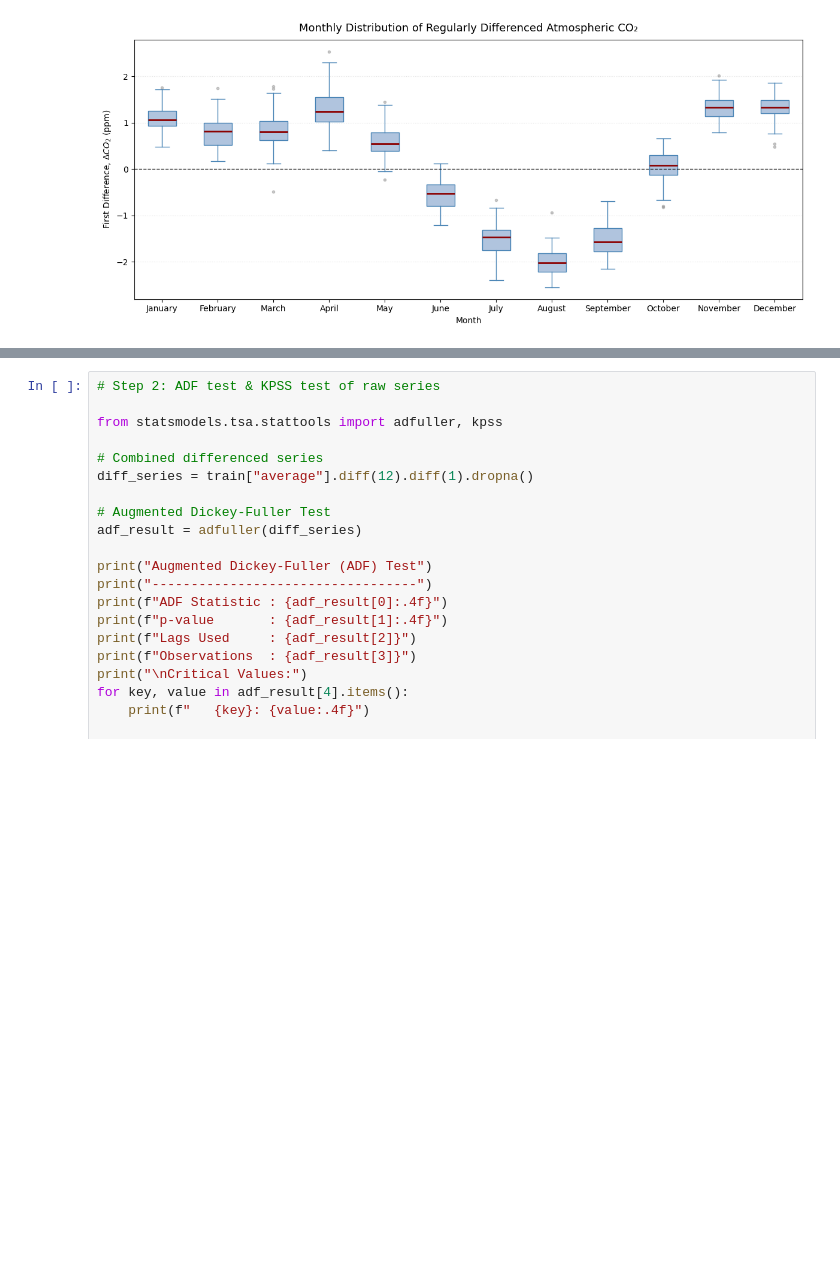
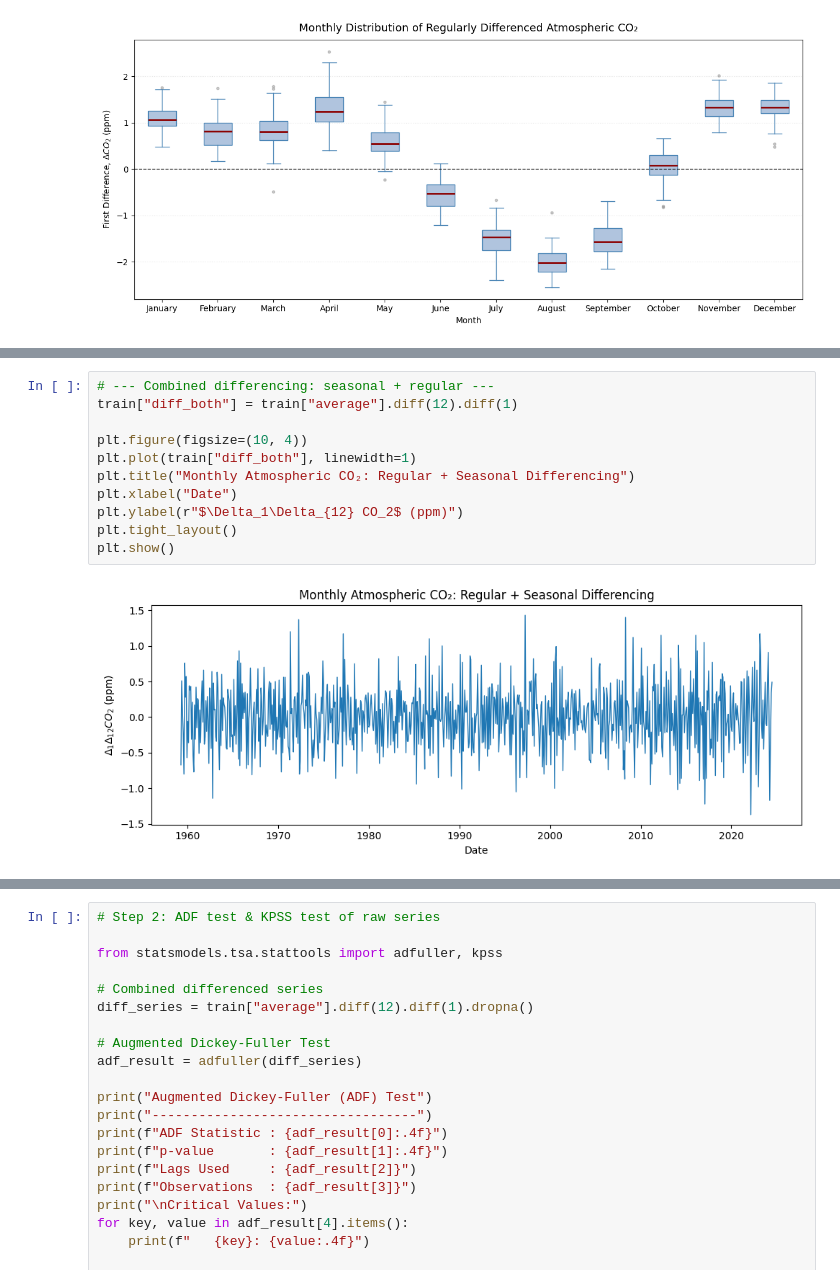
Before and after one commit to the-paulbear/noaa-greenhouse-gas-forecasting, a Jupyter notebook: time_series/CO2.ipynb, the cells around one changed output, grey strips where cells are left out. Drawn from its saved outputs; the diff is of its cells as text; blank space fills up the shorter version.

```diff
--- a/time_series/CO2.ipynb
+++ b/time_series/CO2.ipynb
@@ -487,0 +409,13 @@ Re‑run ADF and KPSS on `diff_both` to confirm stationarity before fitting SARI
+# %%
+# --- Combined differencing: seasonal + regular ---
+train["diff_both"] = train["average"].diff(12).diff(1)
+
+plt.figure(figsize=(10, 4))
+plt.plot(train["diff_both"], linewidth=1)
+plt.title("Monthly Atmospheric CO₂: Regular + Seasonal Differencing")
+plt.xlabel("Date")
+plt.ylabel(r"$\Delta_1\Delta_{12} CO_2$ (ppm)")
+plt.tight_layout()
+plt.show()
+# %% [output]
+[figure, added]
```
Also changed, not shown: parts of 16 cells of this notebook.
